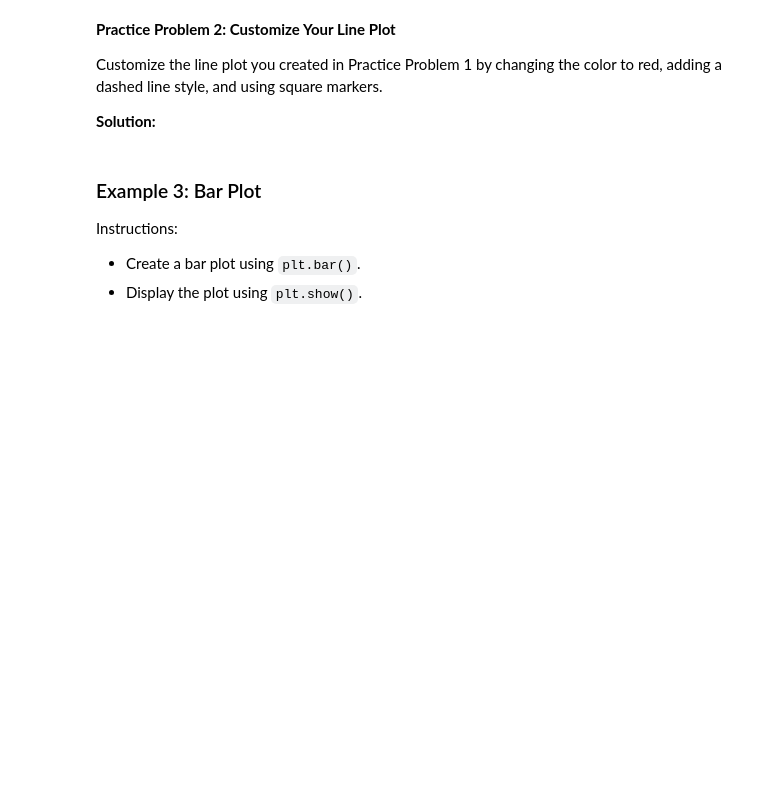
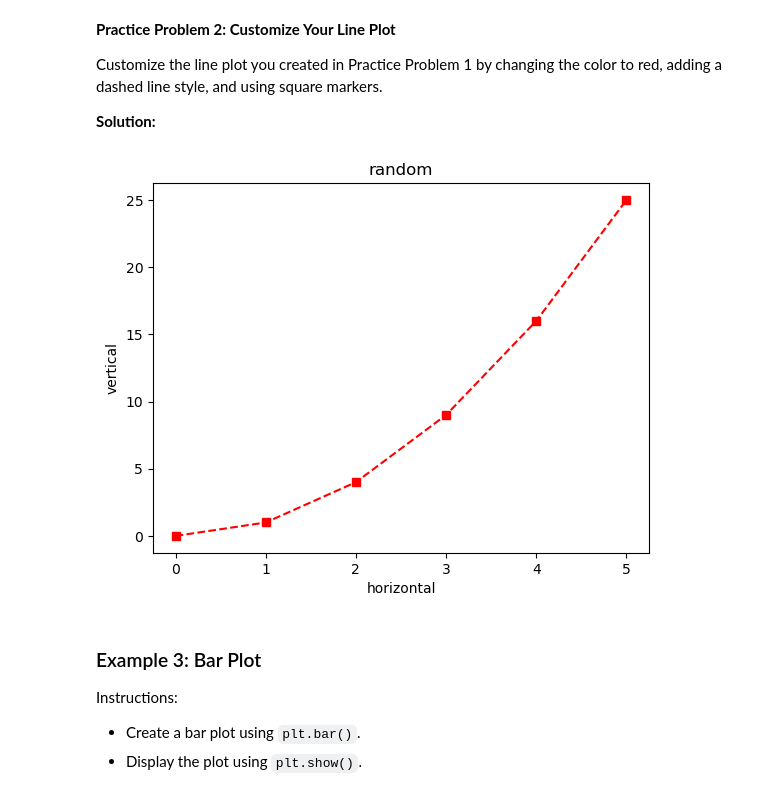
Before and after one commit to idontwantausername94/CFR-2025, a Jupyter notebook: Python/Session 08 - Plotting data and visualization.ipynb, the cells around one changed output. Saved outputs shown, nothing was run; the diff lists cells and outputs as text; code cells hidden in the pictures; blank space fills up the shorter version.

```diff
--- a/Python/Session 08 - Plotting data and visualization.ipynb
+++ b/Python/Session 08 - Plotting data and visualization.ipynb
@@ -65,6 +100,15 @@ Instructions:
 Customize the line plot you created in Practice Problem 1 by changing the color to red, adding a dashed line style, and using square markers.
 
 **Solution:**
+# %%
+
+plt.plot(x, y, color="r", linestyle="--", marker="s")
+plt.title("random")
+plt.xlabel("horizontal")
+plt.ylabel("vertical")
+plt.show()
+# %% [output]
+[figure, added]
 # %% [markdown]
 ### Example 3: Bar Plot
 
```
Also changed, not shown: parts of 9 cells of this notebook, 1 other file.
